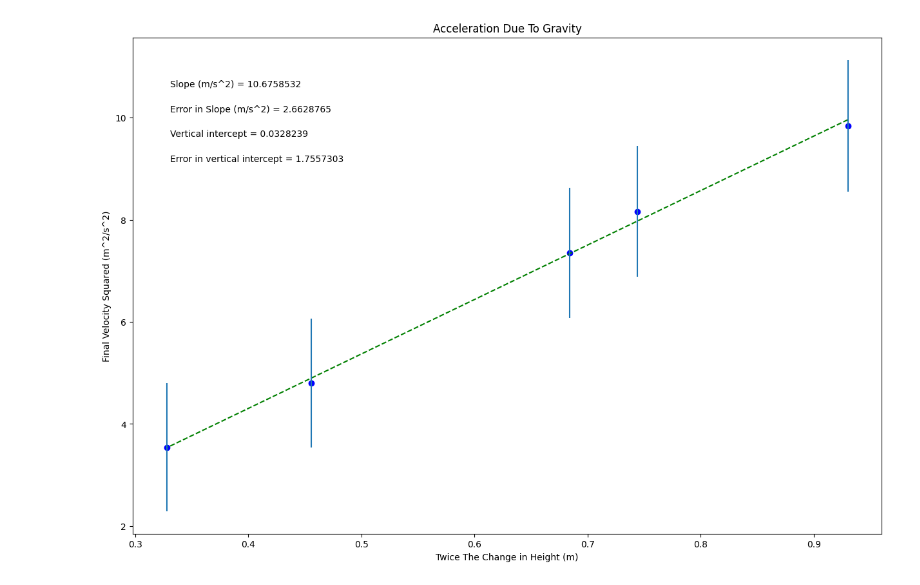
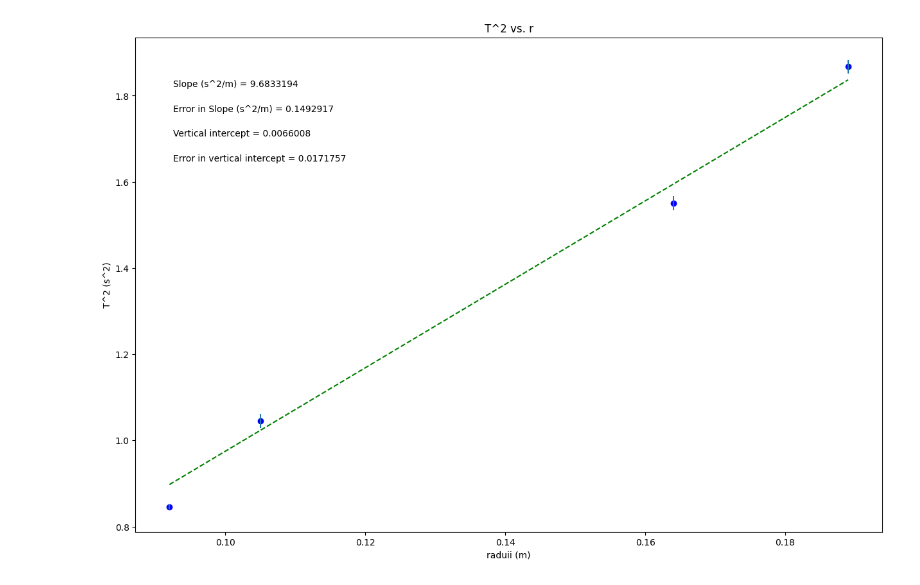
Before and after one commit to ZWakeland/PHSX-216N-Lab, a Jupyter notebook: PHSXlab_plotting_template.ipynb, the cells around one changed output. Cells and saved outputs as stored; diff of their text form; code cells hidden in the pictures.

```diff
--- a/PHSXlab_plotting_template.ipynb
+++ b/PHSXlab_plotting_template.ipynb
@@ -19,28 +19,28 @@ import matplotlib.pyplot as plt
 #variable names should start with a letter and must contain only letters, numbers, and underscores
 
 
-Twice_The_Change_In_Height = np.array([0.93, 0.744, 0.684, 0.456, 0.328])
+radii = np.array([0.092,	0.105,	0.164, 0.189])
 
-Final_Velocity_Squared = np.array([9.84236832, 8.163265306, 7.354208561, 4.803903171, 3.543252595])
+t_squared = np.array([0.846, 1.045, 1.550, 1.867])
 
-Error_In_Velocity = np.array([1.289420499, 1.279527195, 1.274732808, 1.25950053, 1.251902561])
+error_in_t_squared = np.array([0.006,	0.016,	0.016, 0.016])
 
 
 
 #Re-assign variables as x, y, dy so that the remaining plotting code may remain generic
 #UPDATE VARIABLE NAMES (ON RHS OF EACH EQUAL SIGN) TO MATCH VARIABLE NAMES FOR DATA ABOVE
 
-x = Twice_The_Change_In_Height             #this should be the array you want to plot on the x axis
-y = Final_Velocity_Squared            #this should be the array you want to plot on the y axis
-dy = Error_In_Velocity       #this should be your error in y array
+x = radii             #this should be the array you want to plot on the x axis
+y = t_squared            #this should be the array you want to plot on the y axis
+dy = error_in_t_squared        #this should be your error in y array
 
 
 #UPDATE EACH OF THESE 4 STRINGS FOR YOUR PLOT LABELS AS YOU WANT THEM TO APPEAR
 
-plot_title= 'Acceleration Due To Gravity'
-x_label= 'Twice The Change in Height (m)'
-y_label= 'Final Velocity Squared (m^2/s^2)'
-slope_units= 'm/s^2'
+plot_title= 'T^2 vs. r'
+x_label= 'raduii (m)'
+y_label = 'T^2 (s^2)'
+slope_units= 's^2/m'
 
 #UPDATE ANNOTATION PLACEMENT SO IT'S OUT OF WAY OF PLOTTED DATA AND BEST FIT LINE
 #integer from 1 to 4, top R corner is 1 (counter-clockwise from there)
@@ -92,31 +92,31 @@ elif annotation_placement==3 or annotation_placement==4:
 #Don't need to change anything in this section!
 
 #Plot data on graph. Plot error bars and place values for slope,
 #error in slope, and vertical intercept (plus error) on the plot using "annotate"
 
 plt.figure(figsize=(15,10))
 
 plt.plot(x, fit, color='green', linestyle='--')
 plt.scatter(x, y, color='blue', marker='o')
 
 plt.xlabel(x_label)
 plt.ylabel(y_label)
 plt.title(plot_title)
 
 plt.errorbar(x, y, yerr=dy, xerr=None, fmt="none") #don't need to plot x error bars
 
 plt.annotate('Slope ({}) = {value:.{digits}f}'.format(slope_units,value=m, digits=7),
              (xpos, ypos[0]), xycoords='axes fraction')
 
 plt.annotate('Error in Slope ({}) = {value:.{digits}f}'.format(slope_units,value=dm, digits=7),
              (xpos, ypos[1]), xycoords='axes fraction')
 
 plt.annotate('Vertical intercept = {value:.{digits}f}'.format(value=b, digits=7),
              (xpos, ypos[2]), xycoords='axes fraction')
 
 plt.annotate('Error in vertical intercept = {value:.{digits}f}'.format(value=db, digits=7),
              (xpos, ypos[3]), xycoords='axes fraction')
 
 plt.show()
 # %% [output]
-[figure, old version]
+[figure, new version]
```
